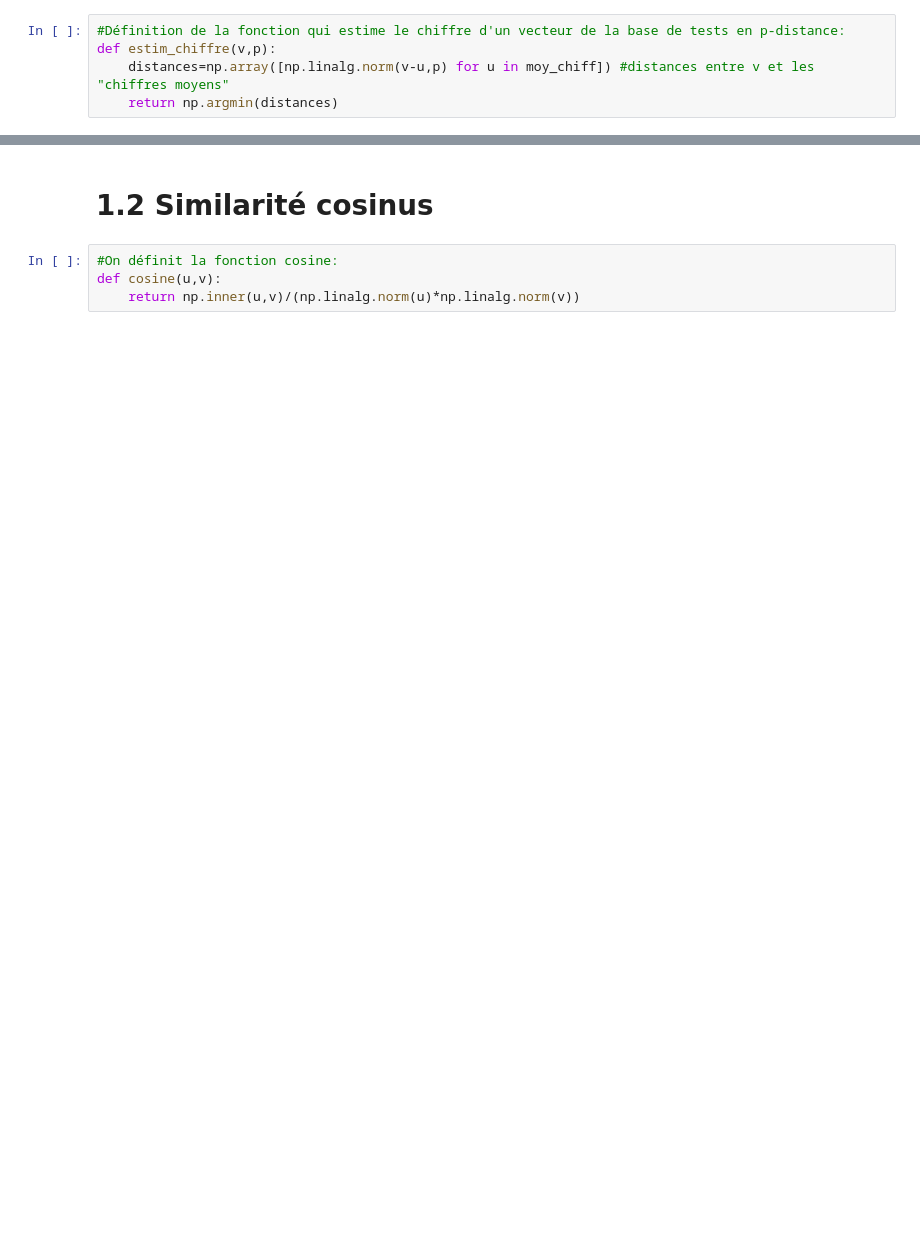
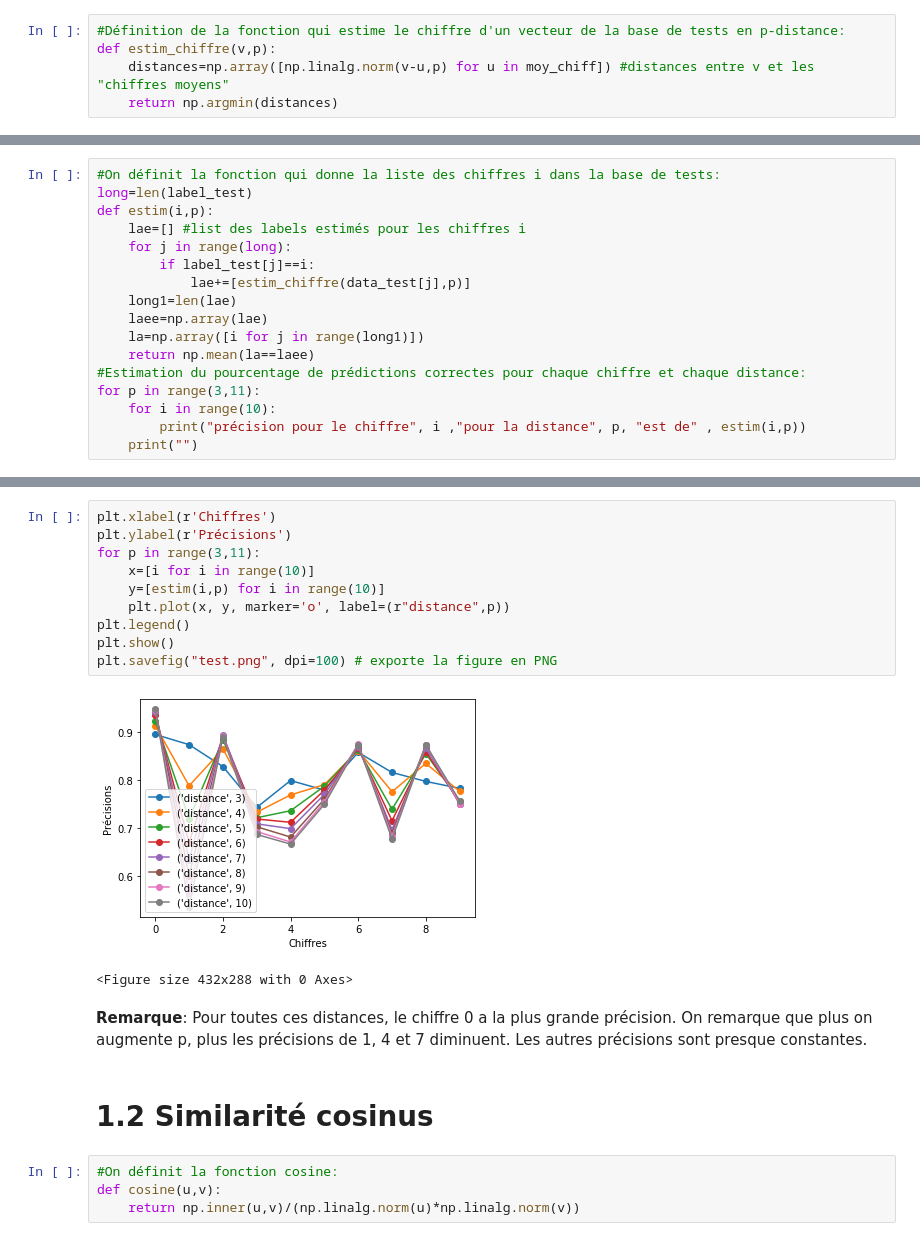
Before and after one commit to Amaia-CARDIEL/3m201_groupe8, a Jupyter notebook: Algorithme distances/Méthode 1 (p-distances, cosine).ipynb, the cells around one changed output, grey strips where cells are left out. Cells and saved outputs as stored; diff of their text form; blank space fills up the shorter version.

```diff
--- a/Algorithme distances/Méthode 1 (p-distances, cosine).ipynb
+++ b/Algorithme distances/Méthode 1 (p-distances, cosine).ipynb
@@ -168,0 +210,17 @@ précision pour 10 est de 0.7650714285714286
+# %%
+#On définit la fonction qui donne la liste des chiffres i dans la base de tests:
+long=len(label_test)
+def estim(i,p):
+    lae=[] #list des labels estimés pour les chiffres i
+    for j in range(long):
+        if label_test[j]==i:
+            lae+=[estim_chiffre(data_test[j],p)]
+    long1=len(lae)
+    laee=np.array(lae)
+    la=np.array([i for j in range(long1)])
+    return np.mean(la==laee)
+#Estimation du pourcentage de prédictions correctes pour chaque chiffre et chaque distance:
+for p in range(3,11):
+    for i in range(10):
+        print("précision pour le chiffre", i ,"pour la distance", p, "est de" , estim(i,p))
+    print("")
@@ -169,3 +245,20 @@ précision pour 10 est de 0.7650714285714286
+# %%
+plt.xlabel(r'Chiffres')
+plt.ylabel(r'Précisions')
+for p in range(3,11):
+    x=[i for i in range(10)]
+    y=[estim(i,p) for i in range(10)]
+    plt.plot(x, y, marker='o', label=(r"distance",p))
+plt.legend()
+plt.show()
+plt.savefig("test.png", dpi=100) # exporte la figure en PNG
+# %% [output]
+[figure, added]
+<Figure size 432x288 with 0 Axes>
+# %% [markdown]
+<div id="method_1"></div>
+
+**Remarque**: Pour toutes ces distances, le chiffre 0 a la plus grande précision. On remarque que plus on augmente p, plus les précisions de 1, 4 et 7 diminuent. Les autres précisions sont presque constantes.
 # %% [markdown]
 # 1.2 Similarité cosinus
 # %%
```
Also changed, not shown: parts of 29 cells of this notebook.
